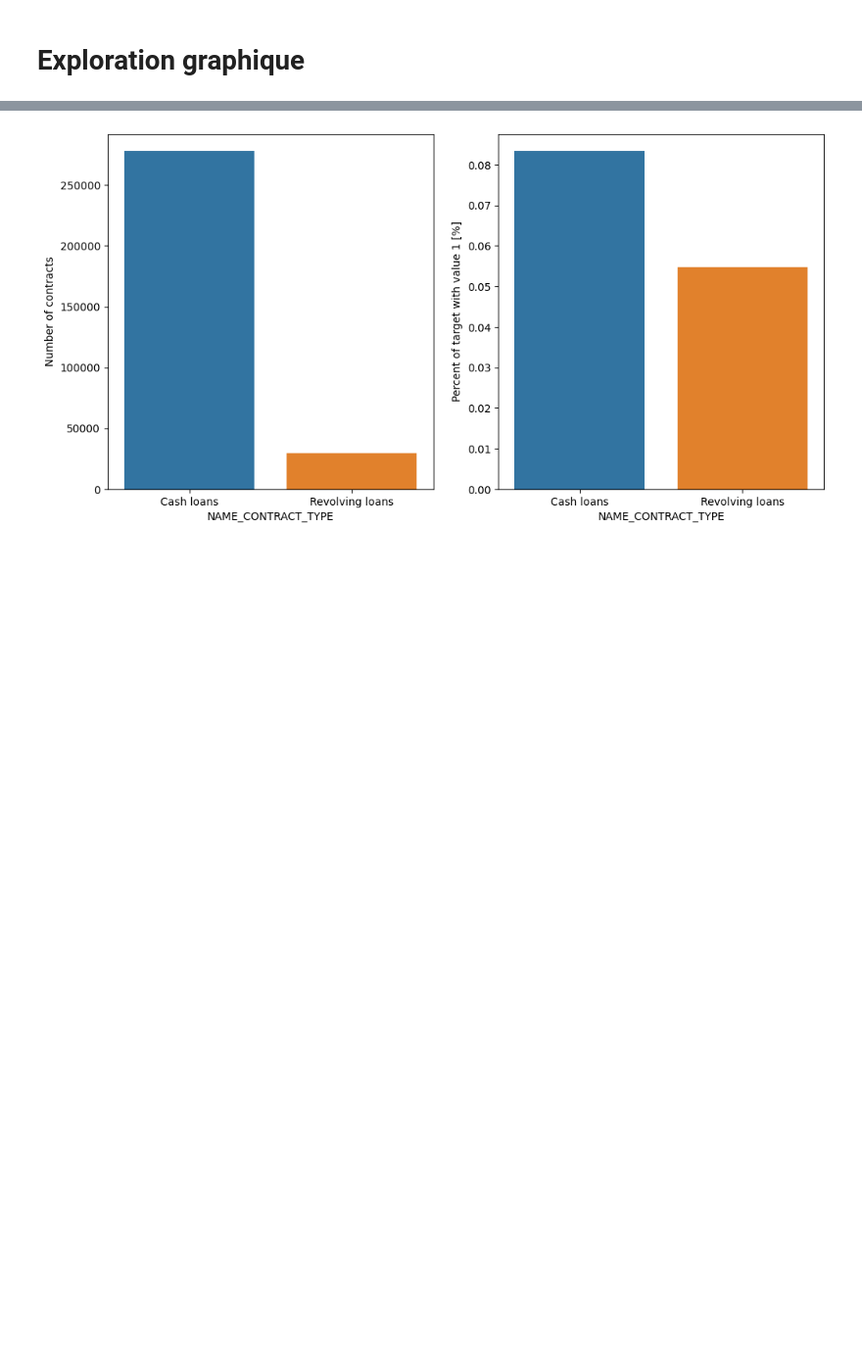
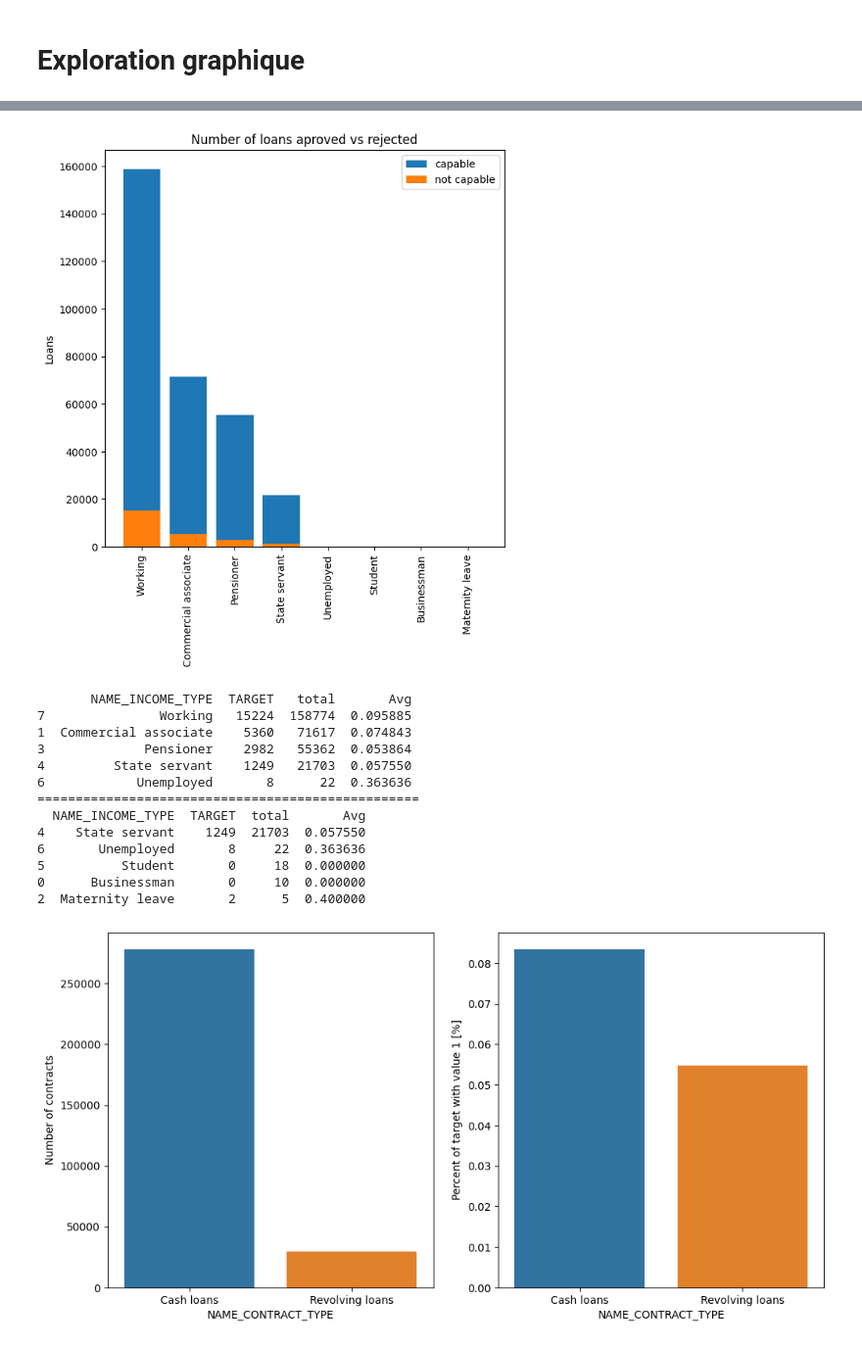
Before and after one commit to DaiTensa/projetscoring, a Jupyter notebook: notebook/01_EDA.ipynb, the cells around one changed output, grey strips where cells are left out. Shown: that part at 98% size. Saved outputs shown, nothing was run; the diff lists cells and outputs as text; code cells hidden in the pictures; blank space fills up the shorter version.

Commit message:
EDA plot

```diff
--- a/notebook/01_EDA.ipynb
+++ b/notebook/01_EDA.ipynb
@@ -591,6 +664,61 @@ def plot_distribution(var):
         locs, labels = plt.xticks()
         plt.tick_params(axis='both', which='major', labelsize=12)
     plt.show()
+# %%
+#stacked bar plots matplotlib: https://matplotlib.org/gallery/lines_bars_and_markers/bar_stacked.html
+def stack_plot(data, xtick, col2='TARGET', col3='total'):
+    ind = np.arange(data.shape[0])
+
+    if len(data[xtick].unique())<5:
+        plt.figure(figsize=(5,5))
+    elif len(data[xtick].unique())>5 & len(data[xtick].unique())<10:
+        plt.figure(figsize=(7,7))
+    else:
+        plt.figure(figsize=(15,15))
+    p1 = plt.bar(ind, data[col3].values)
+    p2 = plt.bar(ind, data[col2].values)
+
+    plt.ylabel('Loans')
+    plt.title('Number of loans aproved vs rejected')
+    plt.xticks(ticks=ind,rotation=90,labels= list(data[xtick].values))
+    plt.legend((p1[0], p2[0]), ('capable', 'not capable'))
+    plt.show()
+
+
+def univariate_barplots(data, col1, col2='TARGET', top=False):
+    # Count number of zeros in dataframe python: https://stackoverflow.com/a/51540521/4084039
+    temp = pd.DataFrame(data.groupby(col1)[col2].agg(lambda x: x.eq(1).sum())).reset_index()
+
+    # Pandas dataframe grouby count: https://stackoverflow.com/a/19385591/4084039
+    temp['total'] = pd.DataFrame(data.groupby(col1)[col2].agg(total='count')).reset_index()['total']
+    temp['Avg'] = pd.DataFrame(data.groupby(col1)[col2].agg(Avg='mean')).reset_index()['Avg']
+
+    temp.sort_values(by=['total'],inplace=True, ascending=False)
+
+    if top:
+        temp = temp[0:top]
+
+    stack_plot(temp, xtick=col1, col2=col2, col3='total')
+    print(temp.head(5))
+    print("="*50)
+    print(temp.tail(5))
+# %%
+univariate_barplots(application_train, col1="NAME_INCOME_TYPE", col2='TARGET', top=False)
+# %% [output]
+[figure, added]
+       NAME_INCOME_TYPE  TARGET   total       Avg
+7               Working   15224  158774  0.095885
+1  Commercial associate    5360   71617  0.074843
+3             Pensioner    2982   55362  0.053864
+4         State servant    1249   21703  0.057550
+6            Unemployed       8      22  0.363636
+==================================================
+  NAME_INCOME_TYPE  TARGET  total       Avg
+4    State servant    1249  21703  0.057550
+6       Unemployed       8     22  0.363636
+5          Student       0     18  0.000000
+0      Businessman       0     10  0.000000
+2  Maternity leave       2      5  0.400000
 # %%
 plot_stats('NAME_CONTRACT_TYPE', label_rotation=False,horizontal_layout=True)
 # %% [output]
```
Also changed, not shown: parts of 18 cells of this notebook, 1 other file.
